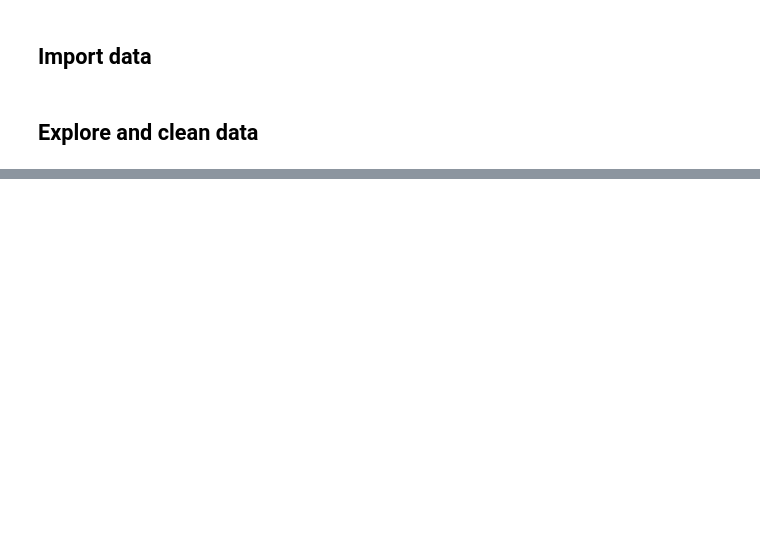
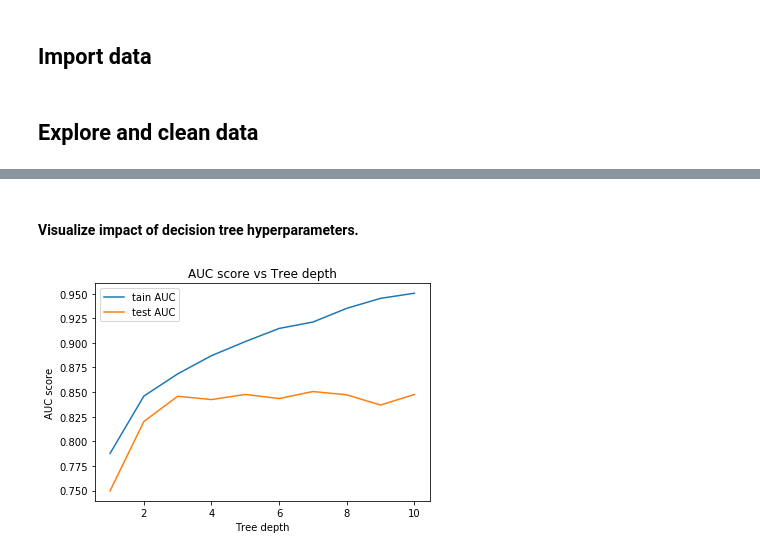
Before and after one commit to persocom01/GA-lessons, a Jupyter notebook: PROJECTS-AND-ASSIGNMENTS/project_3/code/02_data_cleaning_and_eda.ipynb, the cells around one changed output, grey strips where cells are left out. Cells and saved outputs as stored; diff of their text form; code cells hidden in the pictures; blank space fills up the shorter version.

```diff
--- a/PROJECTS-AND-ASSIGNMENTS/project_3/code/02_data_cleaning_and_eda.ipynb
+++ b/PROJECTS-AND-ASSIGNMENTS/project_3/code/02_data_cleaning_and_eda.ipynb
@@ -142,0 +170,14 @@ Index(['subreddit', 'author_fullname', 'saved', 'gilded', 'clicked', 'title',
+# %%
+pipe = Pipeline([
+    ('tvec', TfidfVectorizer()),
+    ('dt', DecisionTreeClassifier())
+])
+params = {
+    'tvec__stop_words': [None, 'english'],
+    'tvec__ngram_range': [(1, 1), (1, 2)],
+    'tvec__max_df': [.85, .9, .95],
+    'tvec__min_df': [2, 4, 6],
+    'tvec__max_features': [1000, 2000, 3000],
+}
+gs = GridSearchCV(pipe, param_grid=params, cv=5, n_jobs=-1)
+gs.fit(X_train, y_train)
@@ -142,0 +228,8 @@ Index(['subreddit', 'author_fullname', 'saved', 'gilded', 'clicked', 'title',
+# %%
+tvec = TfidfVectorizer(max_df=0.95, max_features=3000, min_df=6, ngram_range=(1, 2), stop_words=None)
+X_train = tvec.fit_transform(X_train)
+X_train = pd.DataFrame(X_train.toarray(), columns=tvec.get_feature_names())
+X_test = tvec.transform(X_test)
+X_test = pd.DataFrame(X_test.toarray(), columns=tvec.get_feature_names())
+print('TfidfVectorizer:')
+print(X_train.sum().sort_values(ascending=False)[:5])
@@ -142,0 +244,22 @@ Index(['subreddit', 'author_fullname', 'saved', 'gilded', 'clicked', 'title',
+# %% [markdown]
+#### Visualize impact of decision tree hyperparameters.
+# %%
+max_depths = np.linspace(1, 10, 10)
+train_auc_scores = []
+test_auc_scores = []
+roc = dp.Roc()
+for max_depth in max_depths:
+    dt = DecisionTreeClassifier(max_depth=max_depth)
+    dt.fit(X_train, y_train)
+
+    y_pred_train = dt.predict(X_train)
+    train_auc_scores.append(roc.auc_score(y_train, y_pred_train))
+
+    y_pred = dt.predict(X_test)
+    test_auc_scores.append(roc.auc_score(y_test, y_pred))
+
+auc_scores = [train_auc_scores, test_auc_scores]
+roc.plot_auc(max_depths, auc_scores, title='AUC score vs Tree depth',
+             xlabel='Tree depth', labels=['tain AUC', 'test AUC'])
+# %% [output]
+[figure, added]
```
Also changed, not shown: parts of 53 cells of this notebook, 5 other files.
